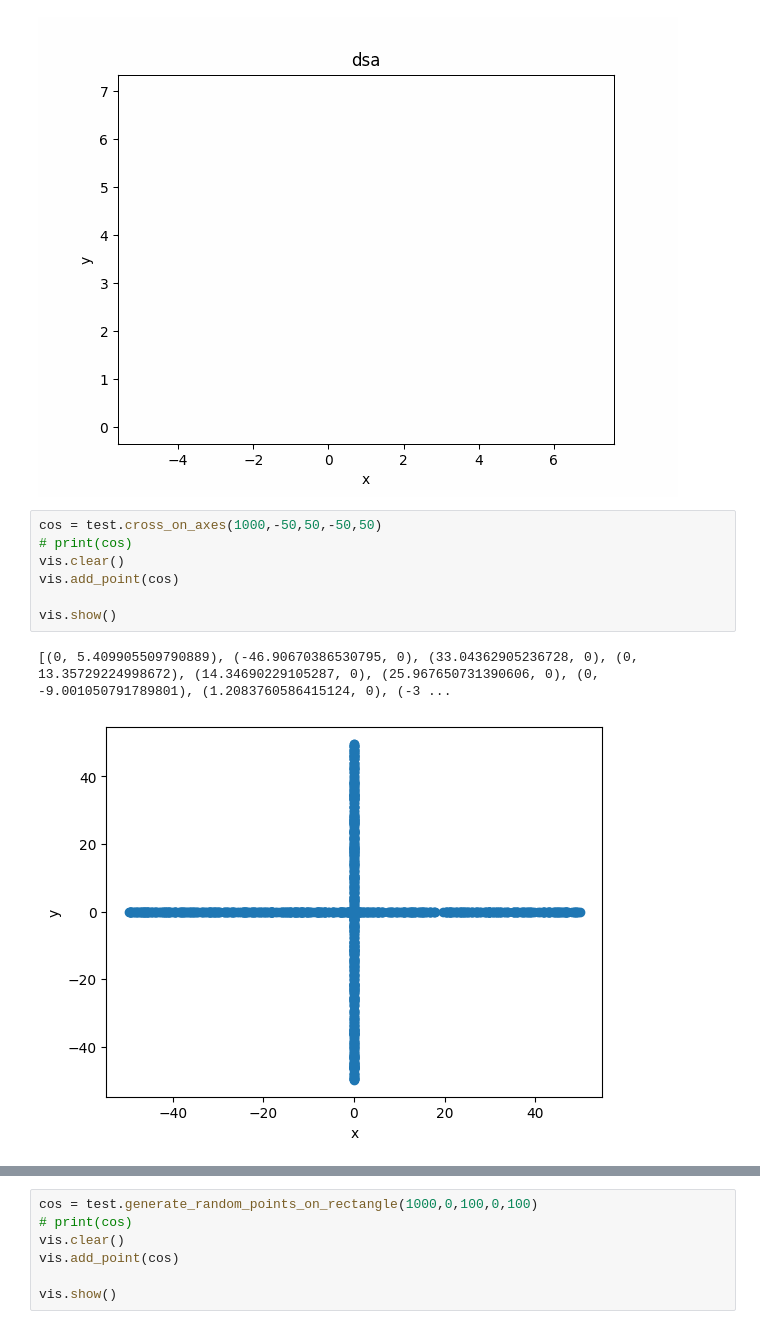
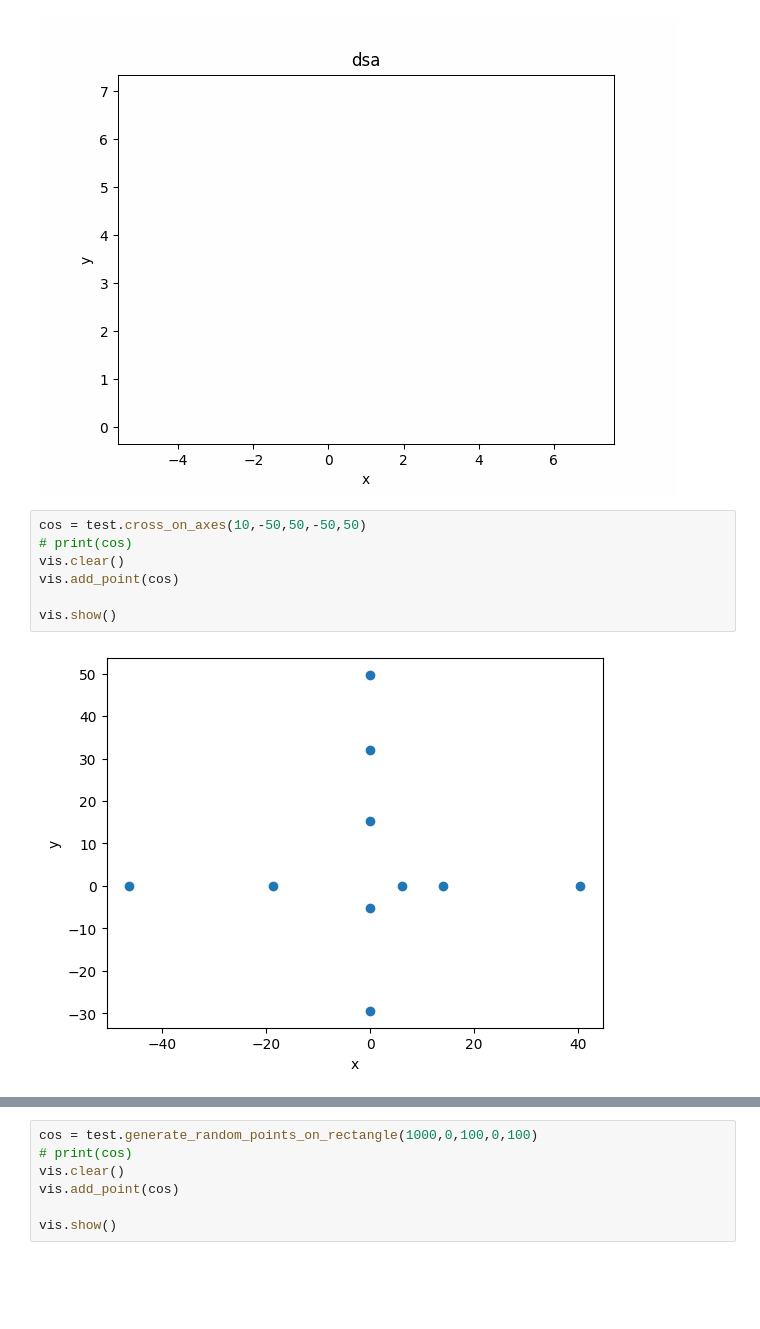
Before and after one commit to FloudMe77/QuadTree_and_KdTree, a Jupyter notebook: code/kd_tree_vis.ipynb, the cells around one changed output, grey strips where cells are left out. Drawn from its saved outputs; the diff is of its cells as text; blank space fills up the shorter version.

```diff
--- a/code/kd_tree_vis.ipynb
+++ b/code/kd_tree_vis.ipynb
@@ -41,15 +41,14 @@ visual.show_gif(interval=400)
 # %% [output]
 [figure]
 # %%
-cos = test.cross_on_axes(1000,-50,50,-50,50)
+cos = test.cross_on_axes(10,-50,50,-50,50)
 # print(cos)
 vis.clear()
 vis.add_point(cos)
 
 vis.show()
 # %% [output]
-[(0, 5.409905509790889), (-46.90670386530795, 0), (33.04362905236728, 0), (0, 13.35729224998672), (14.34690229105287, 0), (25.967650731390606, 0), (0, -9.001050791789801), (1.2083760586415124, 0), (-3 ...
-[figure, old version]
+[figure, new version]
 # %%
 import kd_tree_vis
 tmp = kd_tree_vis.visualization()
```
Also changed, not shown: parts of 3 cells of this notebook, 5 other files.
